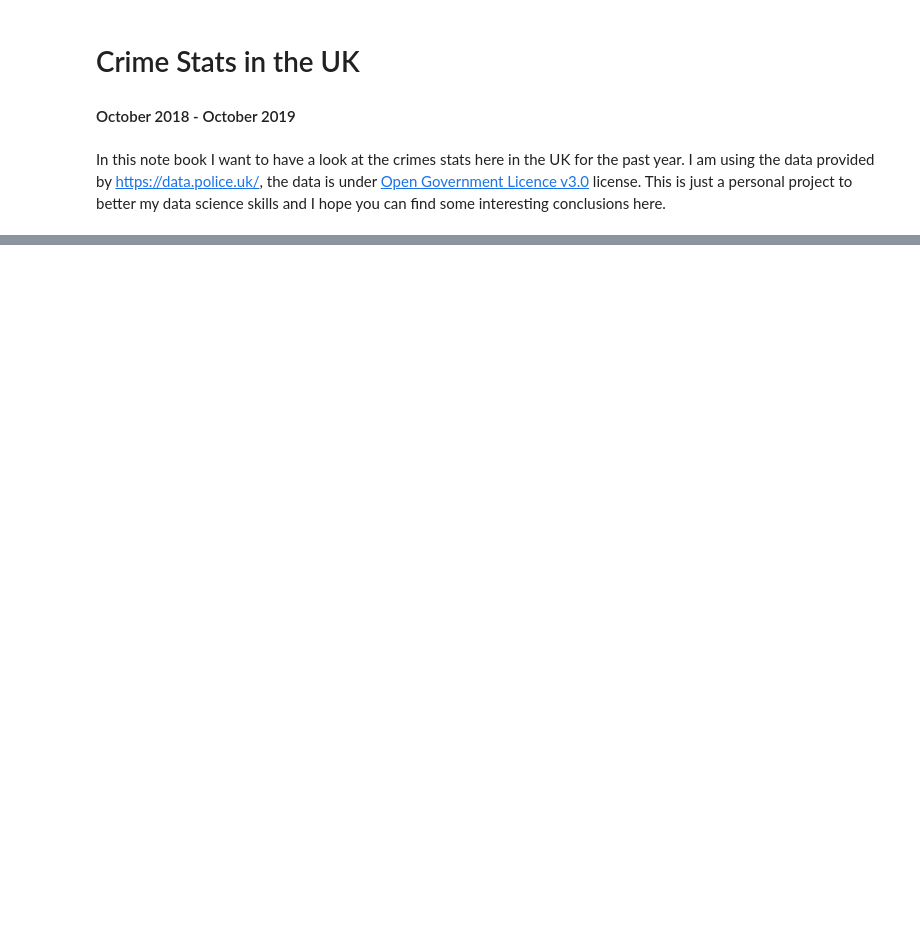
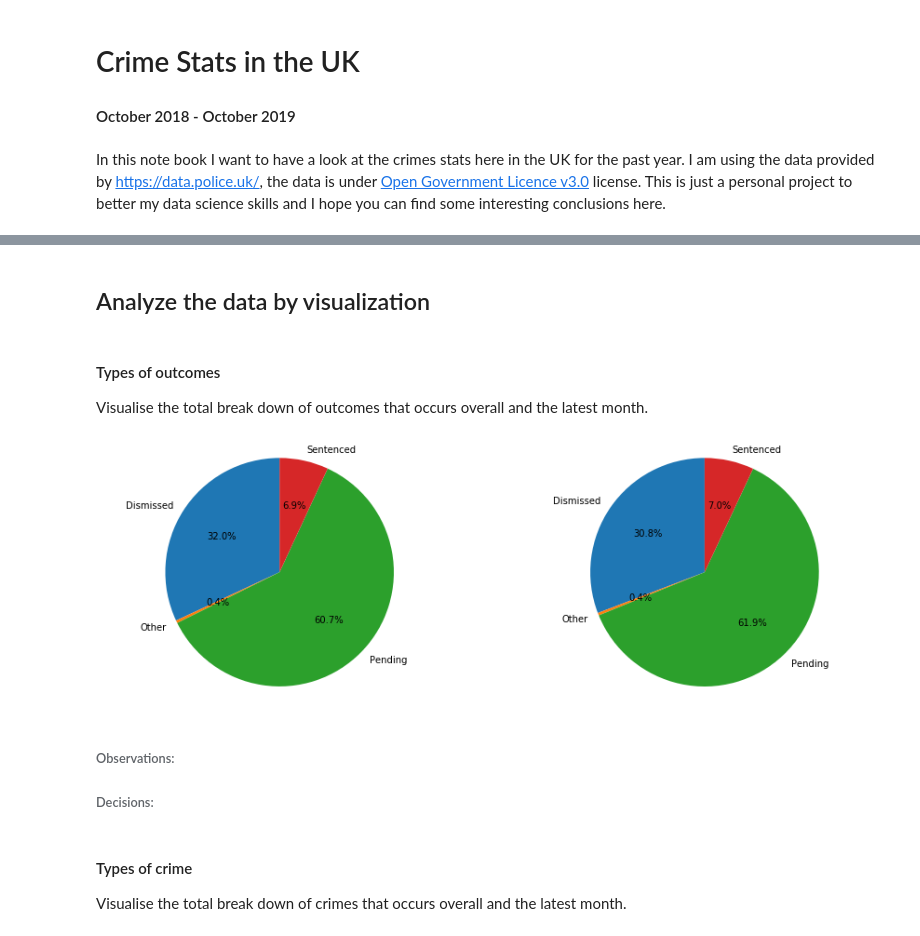
Before and after one commit to MichaelRichardson12/uk-police-notebook, a Jupyter notebook: UK Police Crime Notebook.ipynb, the cells around one changed output, grey strips where cells are left out. Cells and saved outputs as stored; diff of their text form; code cells hidden in the pictures; blank space fills up the shorter version.

```diff
--- a/UK Police Crime Notebook.ipynb
+++ b/UK Police Crime Notebook.ipynb
@@ -117,0 +200,3 @@ df.groupby(['folder','Outcome type']).size().reset_index()
+# %%
+# Drop the columns that aren't needed
+df = df.drop(columns=['Crime ID', 'Falls within', 'LSOA code', 'LSOA name', 'Context'])
@@ -117,0 +269,32 @@ df.groupby(['folder','Outcome type']).size().reset_index()
+# %% [markdown]
+## Analyze the data by visualization
+# %% [markdown]
+#### Types of outcomes
+
+Visualise the total break down of outcomes that occurs overall and the latest month.
+# %%
+df_crime_total = df.groupby(['r_outcome']).size().reset_index()
+df_crime_total.rename(columns={0: 'count'}, inplace=True)
+
+df_crime_pm = df.groupby(['month', 'r_outcome']).size().reset_index()
+df_crime_pm.rename(columns={0: 'count'}, inplace=True)
+df_crime_pm = df_crime_pm[df_crime_pm.month == '2019-04']
+# %%
+fig, (ax1, ax2) = plt.subplots(1, 2, figsize=(15,5))
+ax1.pie(df_crime_total['count'], labels=df_crime_total['r_outcome'], autopct='%1.1f%%', startangle=90)
+ax1.axis('equal')
+
+ax2.pie(df_crime_pm['count'], labels=df_crime_pm['r_outcome'], autopct='%1.1f%%', startangle=90)
+ax2.axis('equal')
+
+plt.show()
+# %% [output]
+[figure, added]
+# %% [markdown]
+###### Observations:
+
+###### Decisions:
+# %% [markdown]
+#### Types of crime
+
+Visualise the total break down of crimes that occurs overall and the latest month.
```
Also changed, not shown: parts of 35 cells of this notebook.
